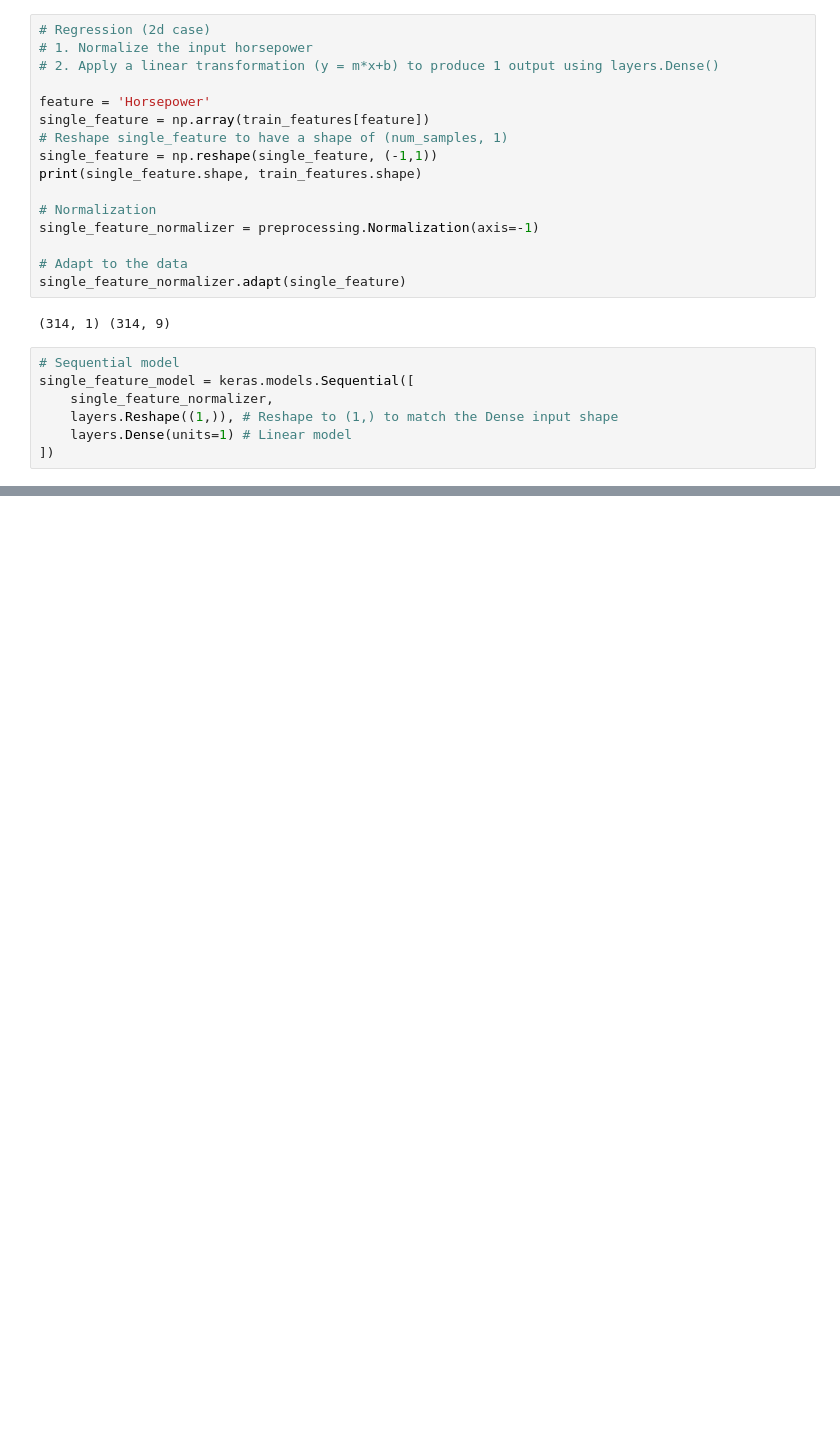
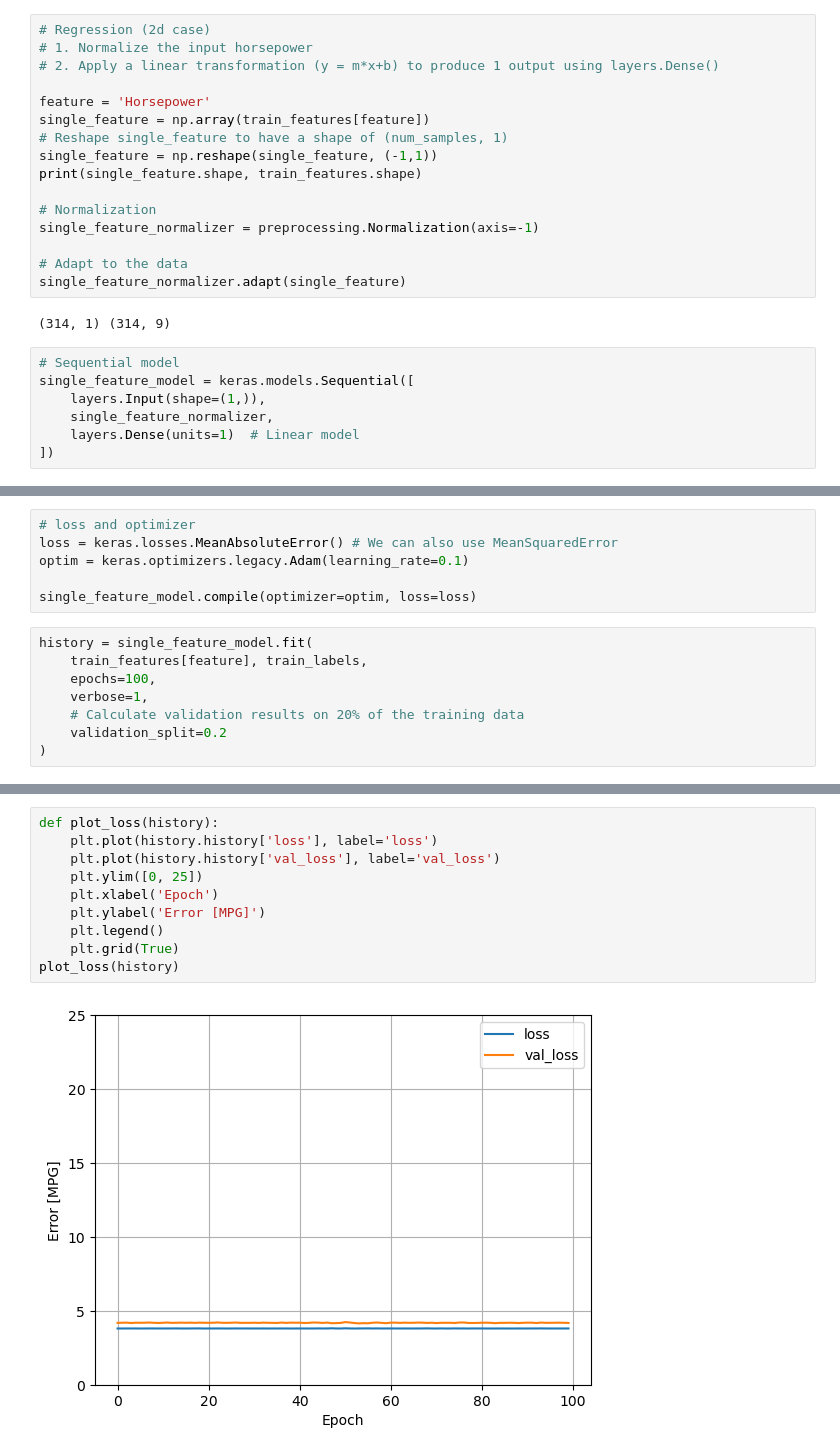
Before and after one commit to wiktorflorian/Learning, a Jupyter notebook: Python_learning/Tensorflow/tf_04_linear_regression_project.ipynb, the cells around one changed output, grey strips where cells are left out. Saved outputs shown, nothing was run; the diff lists cells and outputs as text; blank space fills up the shorter version.

Commit message:
final commit for linear regression project

```diff
--- a/Python_learning/Tensorflow/tf_04_linear_regression_project.ipynb
+++ b/Python_learning/Tensorflow/tf_04_linear_regression_project.ipynb
@@ -153,9 +153,9 @@ single_feature_normalizer.adapt(single_feature)
 # %%
 # Sequential model
 single_feature_model = keras.models.Sequential([
+    layers.Input(shape=(1,)),
     single_feature_normalizer,
-    layers.Reshape((1,)), # Reshape to (1,) to match the Dense input shape
-    layers.Dense(units=1) # Linear model
+    layers.Dense(units=1)  # Linear model
 ])
 # %%
 single_feature_model.summary()
@@ -176,3 +174,17 @@ Total params: 5 (24.00 Byte)
 Trainable params: 2 (8.00 Byte)
 Non-trainable params: 3 (16.00 Byte)
 _________________________________________________________________
+# %%
+# loss and optimizer
+loss = keras.losses.MeanAbsoluteError() # We can also use MeanSquaredError
+optim = keras.optimizers.legacy.Adam(learning_rate=0.1)
+
+single_feature_model.compile(optimizer=optim, loss=loss)
+# %%
+history = single_feature_model.fit(
+    train_features[feature], train_labels,
+    epochs=100,
+    verbose=1,
+    # Calculate validation results on 20% of the training data
+    validation_split=0.2
+)
@@ -178,0 +209,12 @@ _________________________________________________________________
+# %%
+def plot_loss(history):
+    plt.plot(history.history['loss'], label='loss')
+    plt.plot(history.history['val_loss'], label='val_loss')
+    plt.ylim([0, 25])
+    plt.xlabel('Epoch')
+    plt.ylabel('Error [MPG]')
+    plt.legend()
+    plt.grid(True)
+plot_loss(history)
+# %% [output]
+[figure, added]
```
Also changed, not shown: parts of 13 cells of this notebook.
